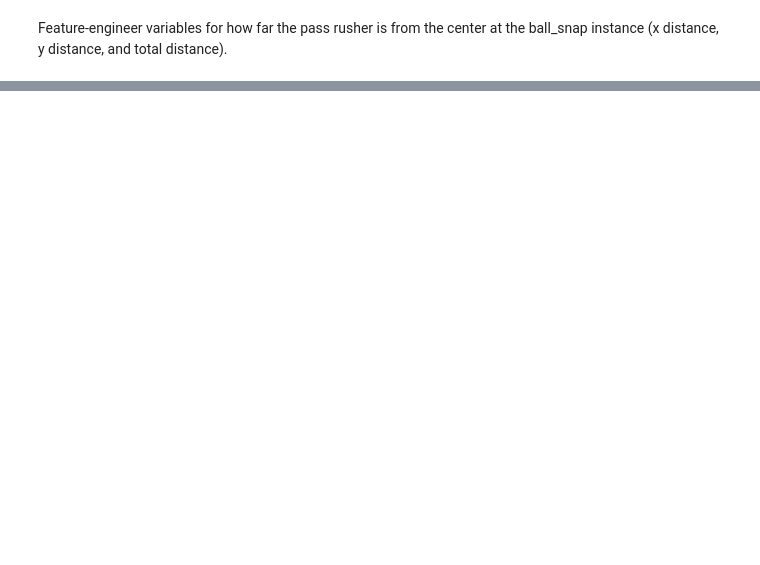
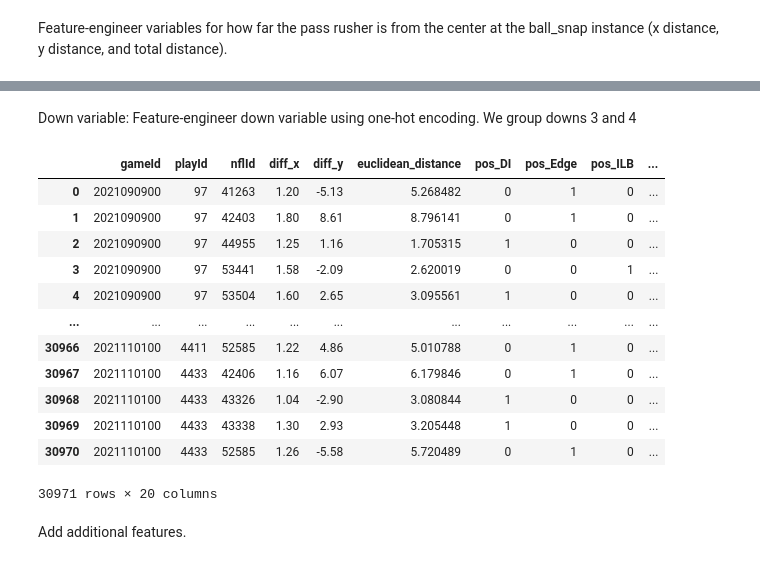
Before and after one commit to mouchatt6/BSA-Football-2026-Gravity-Metrics, a Jupyter notebook: Data Cleaning + Engineering/scripts/expected_attention.ipynb, the cells around one changed output, grey strips where cells are left out. Cells and saved outputs as stored; diff of their text form; code cells hidden in the pictures; blank space fills up the shorter version.

```diff
--- a/Data Cleaning + Engineering/scripts/expected_attention.ipynb
+++ b/Data Cleaning + Engineering/scripts/expected_attention.ipynb
@@ -131,0 +135,4 @@ R^2 Score: 0.2990114739504528
+# %%
+# create a training dataset for each pass rusher on each play.
+training_dataset = each_pass_rusher[['gameId', 'playId', 'nflId']].drop_duplicates()
+training_dataset = training_dataset.merge(temp[['gameId', 'playId', 'nflId', 'diff_x', 'diff_y', 'euclidean_distance']], on=['gameId', 'playId', 'nflId'], how='left')
@@ -131,0 +318,22 @@ R^2 Score: 0.2990114739504528
+# %%
+# Count pass rushers by play who rushed from away from the line of scrimmage.
+# Cornerbacks who rush are counted as not near the LOS, matching pass_rusher_near_los.
+pass_rusher_not_near_los = training_dataset['isExpectedRusher'] == 0
+
+non_los_pass_rushers_by_play = (
+    training_dataset.loc[pass_rusher_not_near_los, ['gameId', 'playId', 'nflId']]
+    .drop_duplicates()
+    .groupby(['gameId', 'playId'], as_index=False)
+    .agg(num_non_expected_rushers=('nflId', 'count'))
+)
+
+training_dataset = training_dataset.merge(
+    non_los_pass_rushers_by_play,
+    on=['gameId', 'playId'],
+    how='left',
+    validate='many_to_one',
+)
+
+training_dataset['num_non_expected_rushers'] = training_dataset['num_non_expected_rushers'].fillna(0).astype(int)
+training_dataset['has_non_expected_rusher'] = (training_dataset['num_non_expected_rushers'] > 0).astype(int)
+training_dataset['potential_rushers'] = training_dataset['numExpectedRushers'] + training_dataset['num_non_expected_rushers']
@@ -131,0 +486,32 @@ R^2 Score: 0.2990114739504528
+# %% [markdown]
+Down variable: Feature-engineer down variable using one-hot encoding. We group downs 3 and 4
+# %%
+ball_snaps_pass_rushers['down_grouped'] = ball_snaps_pass_rushers['down'].apply(lambda x: '3-4' if x in [3, 4] else str(x))
+
+# do one-hot encoding for down using ball_snaps_pass_rushers['down'] and merge to training_dataset. Use "down_grouped".
+down_dummies = pd.get_dummies(ball_snaps_pass_rushers['down_grouped'], prefix='down')
+ball_snaps_pass_rushers_with_dummies = pd.concat([ball_snaps_pass_rushers[['gameId', 'playId', 'nflId']], down_dummies], axis=1)
+training_dataset = training_dataset.merge(
+    ball_snaps_pass_rushers_with_dummies,
+    on=['gameId', 'playId', 'nflId'],
+    how='left',
+    validate='one_to_one',
+)
+# %%
+training_dataset.iloc[:,0:20]
+# %% [output]
+|  | gameId | playId | nflId | diff_x | diff_y | euclidean_distance | pos_DI | pos_Edge | pos_ILB | ... |
+| 0 | 2021090900 | 97 | 41263 | 1.20 | -5.13 | 5.268482 | 0 | 1 | 0 | ... |
+| 1 | 2021090900 | 97 | 42403 | 1.80 | 8.61 | 8.796141 | 0 | 1 | 0 | ... |
+| 2 | 2021090900 | 97 | 44955 | 1.25 | 1.16 | 1.705315 | 1 | 0 | 0 | ... |
+| 3 | 2021090900 | 97 | 53441 | 1.58 | -2.09 | 2.620019 | 0 | 0 | 1 | ... |
+| 4 | 2021090900 | 97 | 53504 | 1.60 | 2.65 | 3.095561 | 1 | 0 | 0 | ... |
+| ... | ... | ... | ... | ... | ... | ... | ... | ... | ... | ... |
+| 30966 | 2021110100 | 4411 | 52585 | 1.22 | 4.86 | 5.010788 | 0 | 1 | 0 | ... |
+| 30967 | 2021110100 | 4433 | 42406 | 1.16 | 6.07 | 6.179846 | 0 | 1 | 0 | ... |
+| 30968 | 2021110100 | 4433 | 43326 | 1.04 | -2.90 | 3.080844 | 1 | 0 | 0 | ... |
+| 30969 | 2021110100 | 4433 | 43338 | 1.30 | 2.93 | 3.205448 | 1 | 0 | 0 | ... |
+| 30970 | 2021110100 | 4433 | 52585 | 1.26 | -5.58 | 5.720489 | 0 | 1 | 0 | ... |
+30971 rows × 20 columns
+# %% [markdown]
+Add additional features.
```
Also changed, not shown: parts of 33 cells of this notebook, 1 other file.
